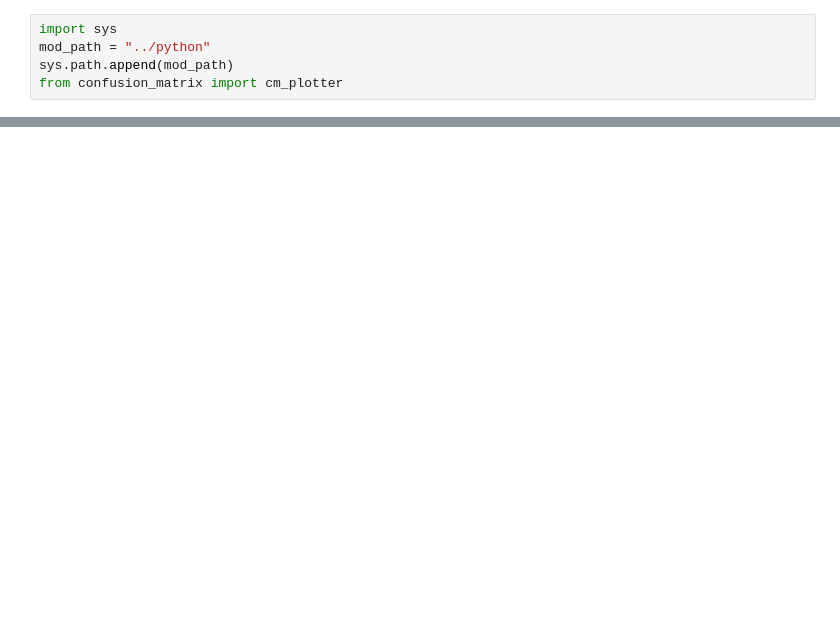
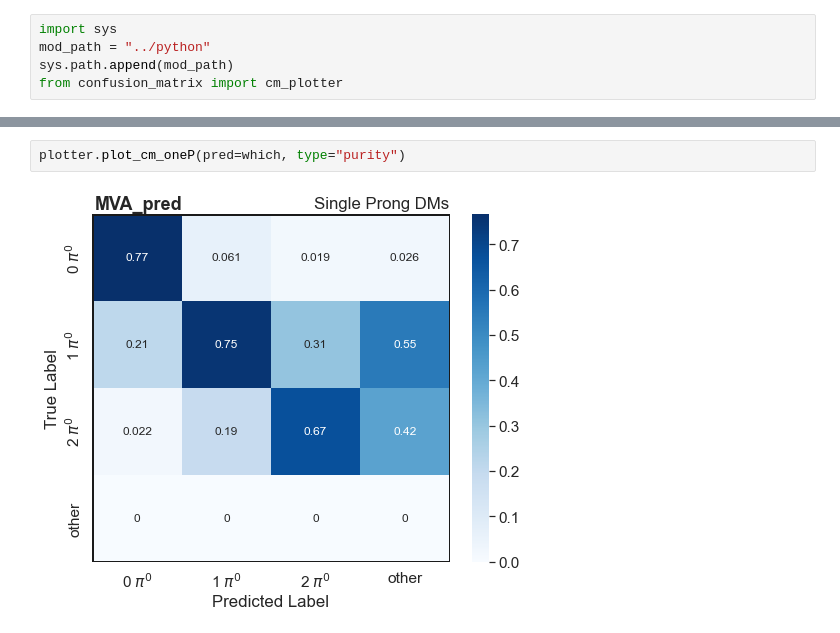
Before and after one commit to lucasrussell01/DeepPi, a Jupyter notebook: Evaluation/notebooks/plot_confusion_matrix.ipynb, the cells around one changed output, grey strips where cells are left out. Cells and saved outputs as stored; diff of their text form; blank space fills up the shorter version.

```diff
--- a/Evaluation/notebooks/plot_confusion_matrix.ipynb
+++ b/Evaluation/notebooks/plot_confusion_matrix.ipynb
@@ -75,0 +40,4 @@ HPS_only_plotter.plot_raw_cm_threeP()
+# %%
+plotter.plot_cm_oneP(pred=which, type="purity")
+# %% [output]
+[figure, added]
```
Also changed, not shown: parts of 16 cells of this notebook, 7 other files.
